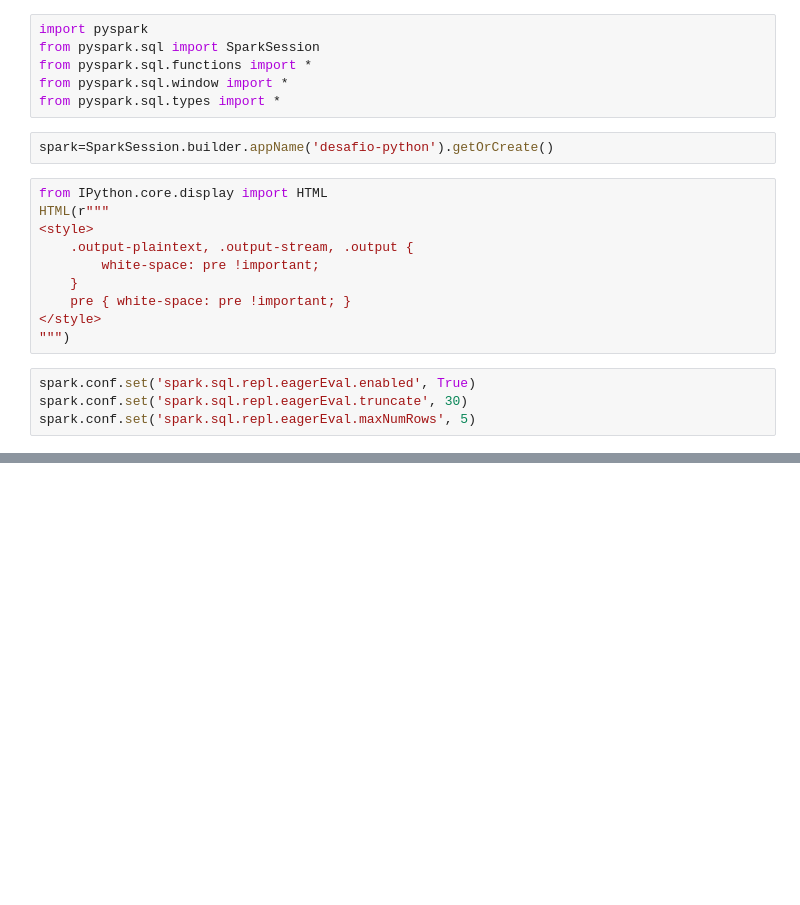
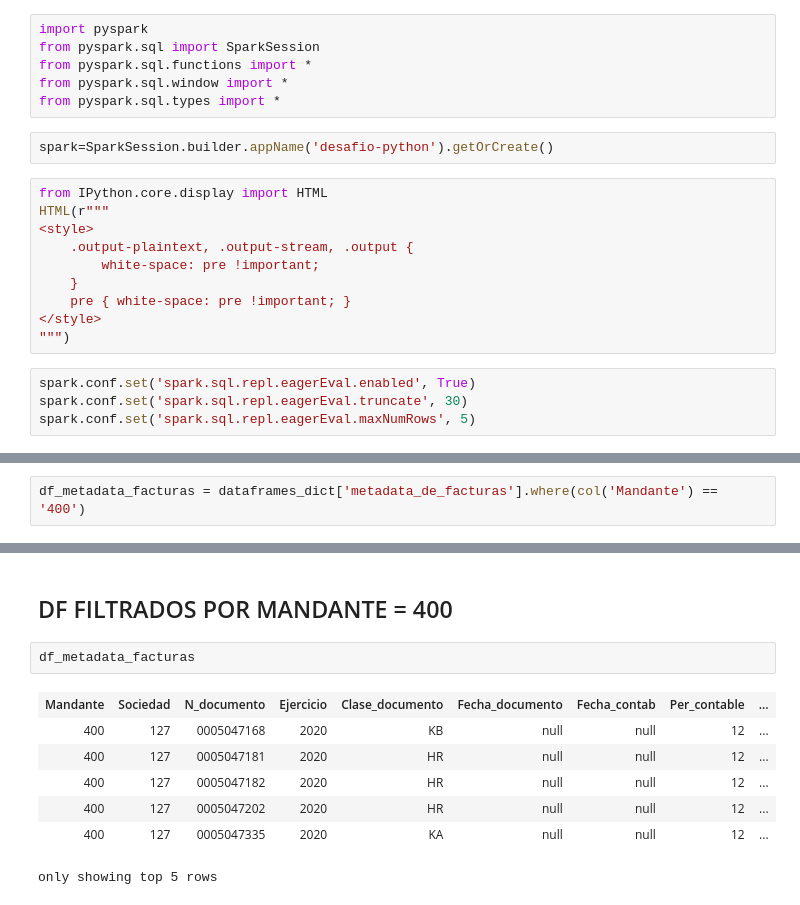
Before and after one commit to RickyCode/data-engineering-training, a Jupyter notebook: comando-4/pruebas.ipynb, the cells around one changed output, grey strips where cells are left out. Drawn from its saved outputs; the diff is of its cells as text; blank space fills up the shorter version.

```diff
--- a/comando-4/pruebas.ipynb
+++ b/comando-4/pruebas.ipynb
@@ -41,0 +41,2 @@ only showing top 5 rows
+# %%
+df_metadata_facturas = dataframes_dict['metadata_de_facturas'].where(col('Mandante') == '400')
@@ -41,0 +74,12 @@ only showing top 5 rows
+# %% [markdown]
+## DF FILTRADOS POR MANDANTE = 400
+# %%
+df_metadata_facturas
+# %% [output]
+| Mandante | Sociedad | N_documento | Ejercicio | Clase_documento | Fecha_documento | Fecha_contab | Per_contable | ... |
+| 400 | 127 | 0005047168 | 2020 | KB | null | null | 12 | ... |
+| 400 | 127 | 0005047181 | 2020 | HR | null | null | 12 | ... |
+| 400 | 127 | 0005047182 | 2020 | HR | null | null | 12 | ... |
+| 400 | 127 | 0005047202 | 2020 | HR | null | null | 12 | ... |
+| 400 | 127 | 0005047335 | 2020 | KA | null | null | 12 | ... |
+only showing top 5 rows
```
Also changed, not shown: parts of 17 cells of this notebook.
